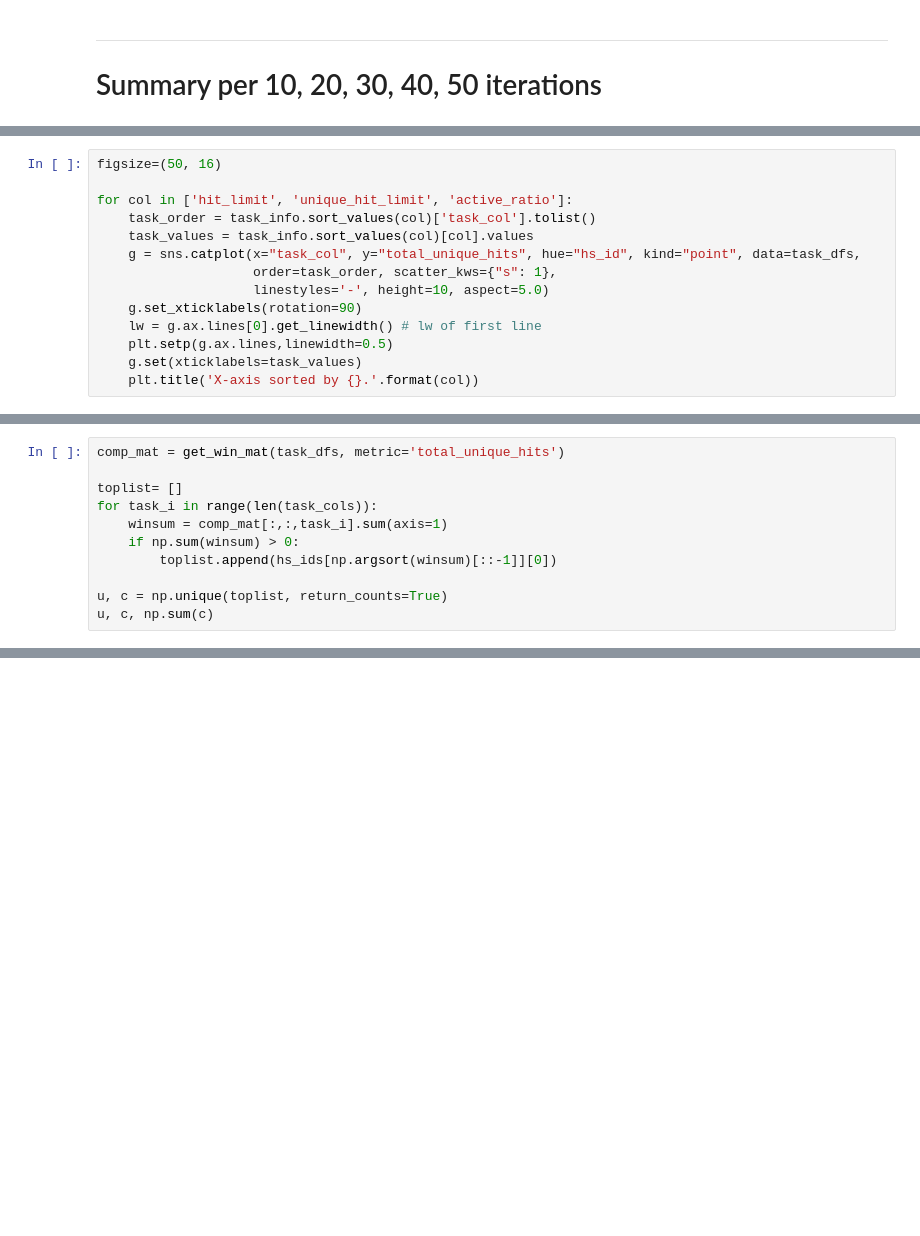
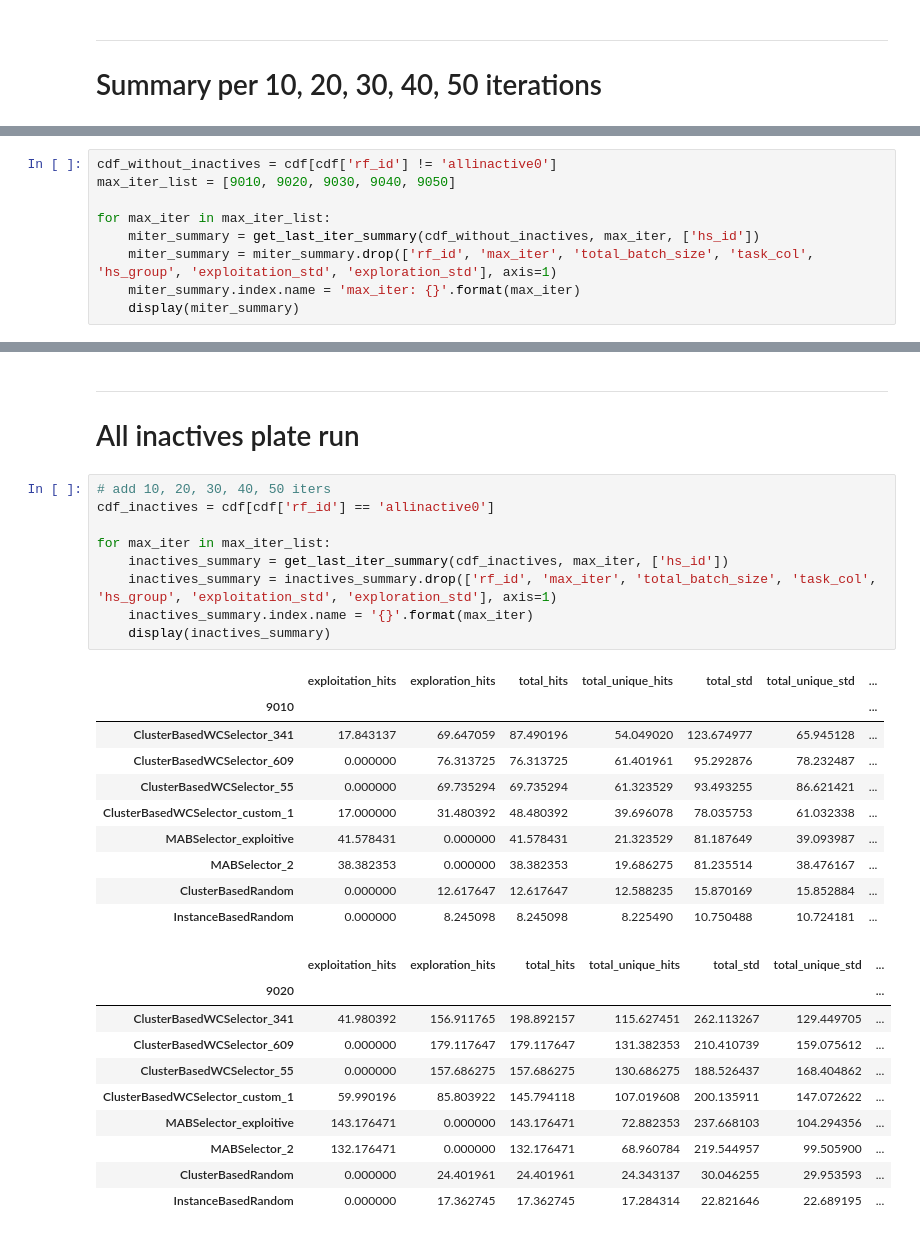
Before and after one commit to gitter-lab/active-learning-drug-discovery, a Jupyter notebook: analysis_notebooks/Analyze Experiment 3 - All.ipynb, the cells around one changed output, grey strips where cells are left out. Saved outputs shown, nothing was run; the diff lists cells and outputs as text; blank space fills up the shorter version.

```diff
--- a/analysis_notebooks/Analyze Experiment 3 - All.ipynb
+++ b/analysis_notebooks/Analyze Experiment 3 - All.ipynb
@@ -435,14 +121,0 @@ for col in ['cpd_count', 'hit_limit', 'unique_hit_limit', 'active_ratio']:
-# %%
-figsize=(50, 16)
-
-for col in ['hit_limit', 'unique_hit_limit', 'active_ratio']:
-    task_order = task_info.sort_values(col)['task_col'].tolist()
-    task_values = task_info.sort_values(col)[col].values
-    g = sns.catplot(x="task_col", y="total_unique_hits", hue="hs_id", kind="point", data=task_dfs,
-                    order=task_order, scatter_kws={"s": 1},
-                    linestyles='-', height=10, aspect=5.0)
-    g.set_xticklabels(rotation=90)
-    lw = g.ax.lines[0].get_linewidth() # lw of first line
-    plt.setp(g.ax.lines,linewidth=0.5)
-    g.set(xticklabels=task_values)
-    plt.title('X-axis sorted by {}.'.format(col))
@@ -481,11 +121,0 @@ u, c, np.sum(c)
-# %%
-comp_mat = get_win_mat(task_dfs, metric='total_unique_hits')
-
-toplist= []
-for task_i in range(len(task_cols)):
-    winsum = comp_mat[:,:,task_i].sum(axis=1)
-    if np.sum(winsum) > 0:
-        toplist.append(hs_ids[np.argsort(winsum)[::-1]][0])
-
-u, c = np.unique(toplist, return_counts=True)
-u, c, np.sum(c)
@@ -491,0 +187,9 @@ u, c, np.sum(c)
+# %%
+cdf_without_inactives = cdf[cdf['rf_id'] != 'allinactive0']
+max_iter_list = [9010, 9020, 9030, 9040, 9050]
+
+for max_iter in max_iter_list:
+    miter_summary = get_last_iter_summary(cdf_without_inactives, max_iter, ['hs_id'])
+    miter_summary = miter_summary.drop(['rf_id', 'max_iter', 'total_batch_size', 'task_col', 'hs_group', 'exploitation_std', 'exploration_std'], axis=1)
+    miter_summary.index.name = 'max_iter: {}'.format(max_iter)
+    display(miter_summary)
@@ -491,0 +358,33 @@ u, c, np.sum(c)
+# %% [markdown]
+---
+# All inactives plate run
+# %%
+# add 10, 20, 30, 40, 50 iters
+cdf_inactives = cdf[cdf['rf_id'] == 'allinactive0']
+
+for max_iter in max_iter_list:
+    inactives_summary = get_last_iter_summary(cdf_inactives, max_iter, ['hs_id'])
+    inactives_summary = inactives_summary.drop(['rf_id', 'max_iter', 'total_batch_size', 'task_col', 'hs_group', 'exploitation_std', 'exploration_std'], axis=1)
+    inactives_summary.index.name = '{}'.format(max_iter)
+    display(inactives_summary)
+# %% [output]
+|  | exploitation_hits | exploration_hits | total_hits | total_unique_hits | total_std | total_unique_std | ... |
+| 9010 |  |  |  |  |  |  | ... |
+| ClusterBasedWCSelector_341 | 17.843137 | 69.647059 | 87.490196 | 54.049020 | 123.674977 | 65.945128 | ... |
+| ClusterBasedWCSelector_609 | 0.000000 | 76.313725 | 76.313725 | 61.401961 | 95.292876 | 78.232487 | ... |
+| ClusterBasedWCSelector_55 | 0.000000 | 69.735294 | 69.735294 | 61.323529 | 93.493255 | 86.621421 | ... |
+| ClusterBasedWCSelector_custom_1 | 17.000000 | 31.480392 | 48.480392 | 39.696078 | 78.035753 | 61.032338 | ... |
+| MABSelector_exploitive | 41.578431 | 0.000000 | 41.578431 | 21.323529 | 81.187649 | 39.093987 | ... |
+| MABSelector_2 | 38.382353 | 0.000000 | 38.382353 | 19.686275 | 81.235514 | 38.476167 | ... |
+| ClusterBasedRandom | 0.000000 | 12.617647 | 12.617647 | 12.588235 | 15.870169 | 15.852884 | ... |
+| InstanceBasedRandom | 0.000000 | 8.245098 | 8.245098 | 8.225490 | 10.750488 | 10.724181 | ... |
+|  | exploitation_hits | exploration_hits | total_hits | total_unique_hits | total_std | total_unique_std | ... |
+| 9020 |  |  |  |  |  |  | ... |
+| ClusterBasedWCSelector_341 | 41.980392 | 156.911765 | 198.892157 | 115.627451 | 262.113267 | 129.449705 | ... |
+| ClusterBasedWCSelector_609 | 0.000000 | 179.117647 | 179.117647 | 131.382353 | 210.410739 | 159.075612 | ... |
+| ClusterBasedWCSelector_55 | 0.000000 | 157.686275 | 157.686275 | 130.686275 | 188.526437 | 168.404862 | ... |
+| ClusterBasedWCSelector_custom_1 | 59.990196 | 85.803922 | 145.794118 | 107.019608 | 200.135911 | 147.072622 | ... |
+| MABSelector_exploitive | 143.176471 | 0.000000 | 143.176471 | 72.882353 | 237.668103 | 104.294356 | ... |
+| MABSelector_2 | 132.176471 | 0.000000 | 132.176471 | 68.960784 | 219.544957 | 99.505900 | ... |
+| ClusterBasedRandom | 0.000000 | 24.401961 | 24.401961 | 24.343137 | 30.046255 | 29.953593 | ... |
+| InstanceBasedRandom | 0.000000 | 17.362745 | 17.362745 | 17.284314 | 22.821646 | 22.689195 | ... |
```
Also changed, not shown: parts of 58 cells of this notebook.
